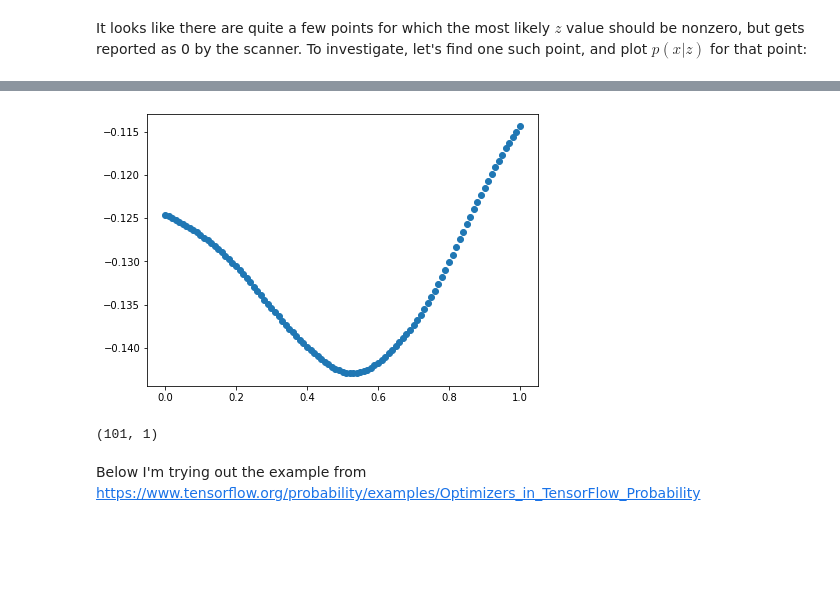
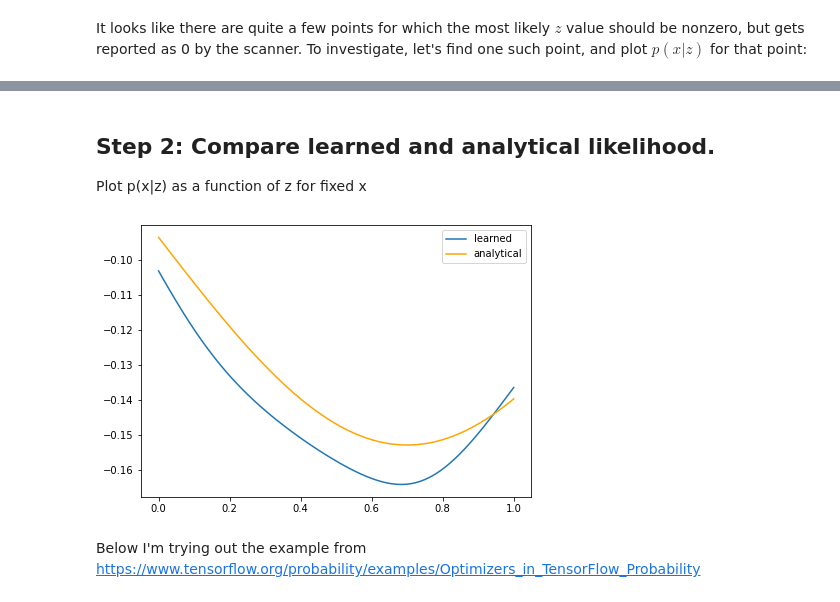
Before and after one commit to haoxing-du/ToyFlow, a Jupyter notebook: scripts/toy_conditional_haoxing.ipynb, the cells around one changed output, grey strips where cells are left out. Saved outputs shown, nothing was run; the diff lists cells and outputs as text; code cells hidden in the pictures; blank space fills up the shorter version.

```diff
--- a/scripts/toy_conditional_haoxing.ipynb
+++ b/scripts/toy_conditional_haoxing.ipynb
@@ -491,14 +455,3 @@ Most likely cond value (scanning): 0.73
 # %% [markdown]
 It looks like there are quite a few points for which the most likely $z$ value should be nonzero, but gets reported as 0 by the scanner. To investigate, let's find one such point, and plot $p(x|z)$ for that point:
-# %%
-def plot_pxz_fixed_x(x):
-    zs = np.linspace(0,1,101).reshape((101,1)).astype(np.float32)
-    xs = np.full((101,2), x).astype(np.float32)
-    #print(xs.shape, zs.shape)
-    start = time.time()
-    neg_probs = -new_model.conditional_prob(xs, zs)
-    end = time.time()
-    #print(end-start)
-    fig_zs_1 = plt.figure(figsize=(7,5))
-    plt.scatter(zs, neg_probs)
 # %%
@@ -552,25 +502,27 @@ plot_pxz_fixed_z(0.5)
+# %% [markdown]
+## Step 2: Compare learned and analytical likelihood.
+Plot p(x|z) as a function of z for fixed x
 # %%
-# Step 2: Plot p(x|z) as a function of z for fixed x.
-
-def plot_pxz_fixed_x(x):
+def plot_pxz_fixed_x(point):
     zs = np.linspace(0,1,101).reshape((101,1)).astype(np.float32)
-    xs = np.full((101,2), x).astype(np.float32)
+    points = np.full((101,2), point).astype(np.float32)
     #print(xs.shape, zs.shape)
-    start = time()
-    neg_probs = -new_model.conditional_prob(xs, zs)
-    end = time()
+    start = time.time()
+    neg_probs = -new_model.conditional_prob(points, zs)
+    end = time.time()
     #print(end-start)
     fig_zs_1 = plt.figure(figsize=(7,5))
-    plt.scatter(zs, neg_probs)
+    plt.plot(zs, neg_probs, label="learned")
 
-fixed_x = [0.3, 0.9]
-plot_pxz_fixed_x(fixed_x)
+    x, y = point
+    analytical = [-np.exp(-(x-z)**2/2) * np.exp(-(y-z)**2/2)/(2*np.pi) for z in zs]
+    plt.plot(zs, analytical, label="analytical", c='orange')
+    plt.legend()
-# %% [output]
-[figure, removed]
-# %%
-zs.shape
-# %% [output]
-(101, 1)
+# %%
+fixed_point = [0.5, 0.9]
+plot_pxz_fixed_x(fixed_point)
+# %% [output]
+[figure, added]
 # %% [markdown]
 Below I'm trying out the example from https://www.tensorflow.org/probability/examples/Optimizers_in_TensorFlow_Probability
 # %%
```
Also changed, not shown: parts of 25 cells of this notebook.
